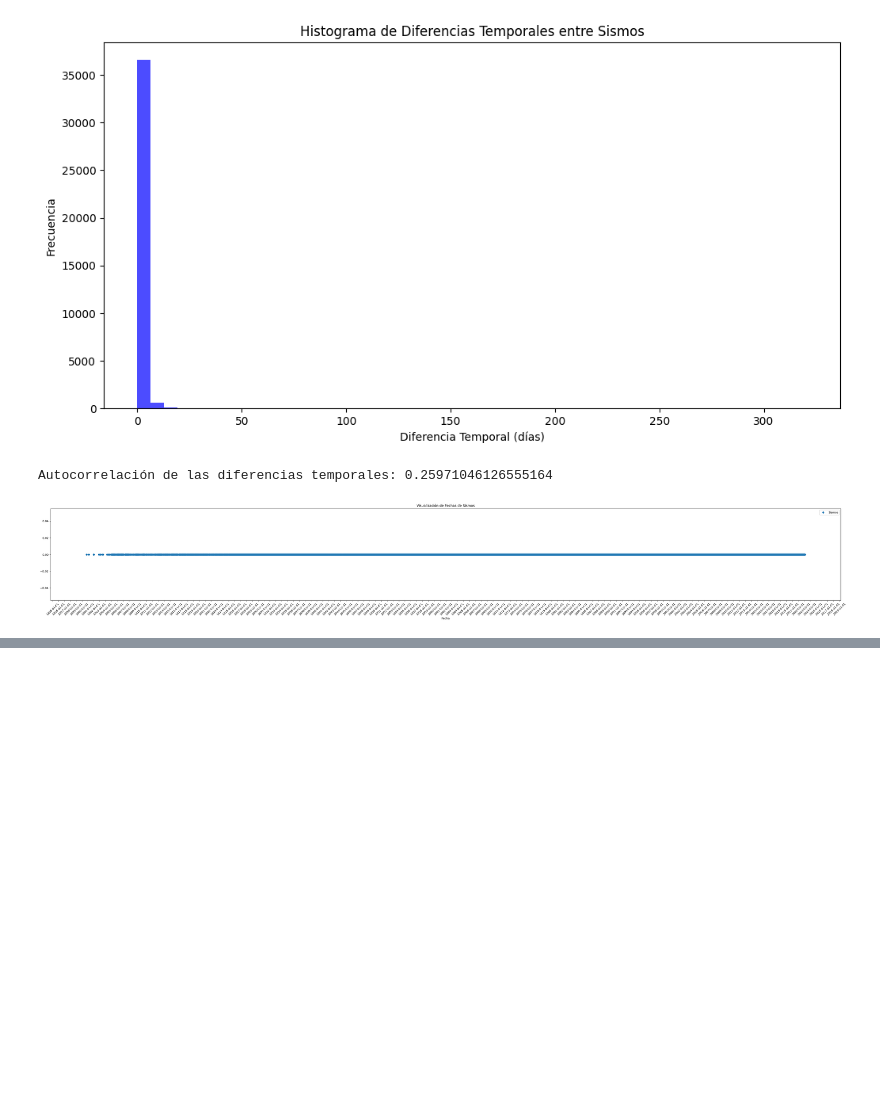
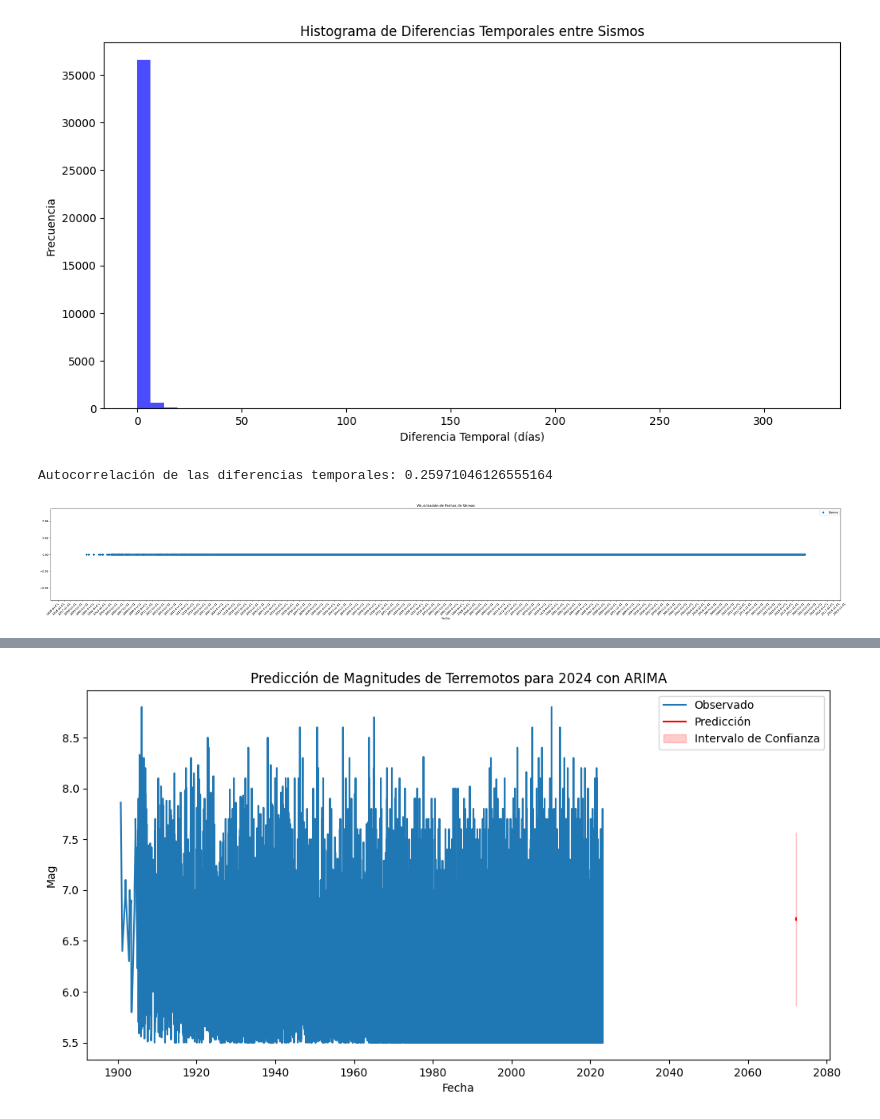
Before and after one commit to oskrtrom/oskrtrom.github.io, a Jupyter notebook: DatosImportantes1900a2023.ipynb, the cells around one changed output, grey strips where cells are left out. Saved outputs shown, nothing was run; the diff lists cells and outputs as text; code cells hidden in the pictures; blank space fills up the shorter version.

```diff
--- a/DatosImportantes1900a2023.ipynb
+++ b/DatosImportantes1900a2023.ipynb
@@ -314,0 +406,33 @@ Autocorrelación de las diferencias temporales: 0.25971046126555164
+# %%
+import pandas as pd
+from statsmodels.tsa.arima.model import ARIMA
+
+# Supongamos que 'datos_sismicos_imputados' es tu DataFrame con los datos imputados
+
+# Seleccionar la serie temporal de magnitudes de terremotos
+serie_temporal = datos_sismicos_imputados['Mag']
+
+# Entrenar el modelo ARIMA
+modelo_arima = ARIMA(serie_temporal, order=(2, 1, 1))  # Ajustar los órdenes según sea necesario
+resultado_arima = modelo_arima.fit()
+
+# Obtener las predicciones para el año 2024
+predicciones_2024 = resultado_arima.get_forecast(steps=12)  # Suponiendo 12 meses en el año
+
+# Obtener el intervalo de confianza para las predicciones
+intervalo_confianza = predicciones_2024.conf_int()
+
+# Visualizar las predicciones y el intervalo de confianza
+plt.figure(figsize=(12, 6))
+plt.plot(serie_temporal.index, serie_temporal, label='Observado')
+plt.plot(predicciones_2024.predicted_mean.index, predicciones_2024.predicted_mean, color='red', label='Predicción')
+plt.fill_between(intervalo_confianza.index,
+                 intervalo_confianza.iloc[:, 0],
+                 intervalo_confianza.iloc[:, 1], color='red', alpha=0.2, label='Intervalo de Confianza')
+plt.title('Predicción de Magnitudes de Terremotos para 2024 con ARIMA')
+plt.xlabel('Fecha')
+plt.ylabel('Mag')
+plt.legend()
+plt.show()
+# %% [output]
+[figure, added]
```
Also changed, not shown: parts of 6 cells of this notebook.
